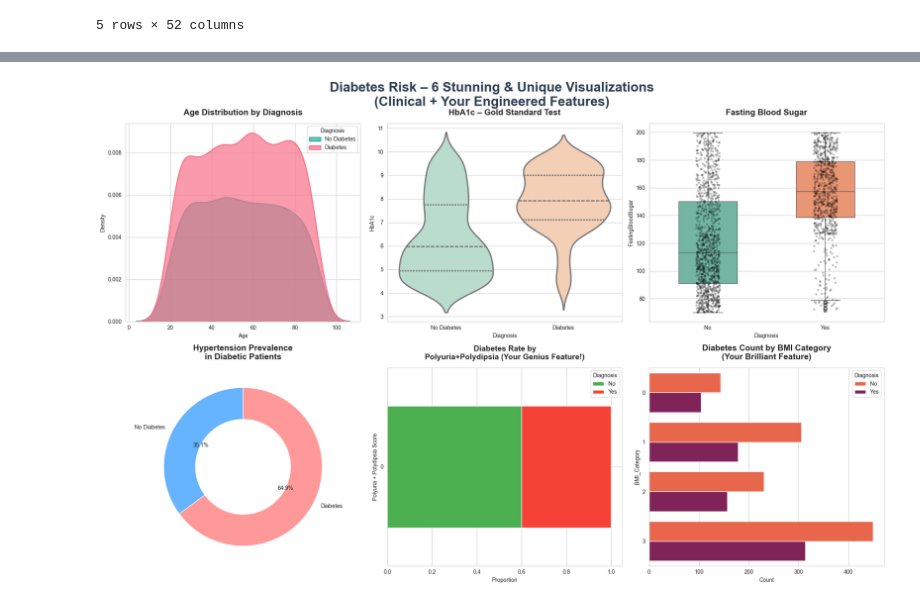
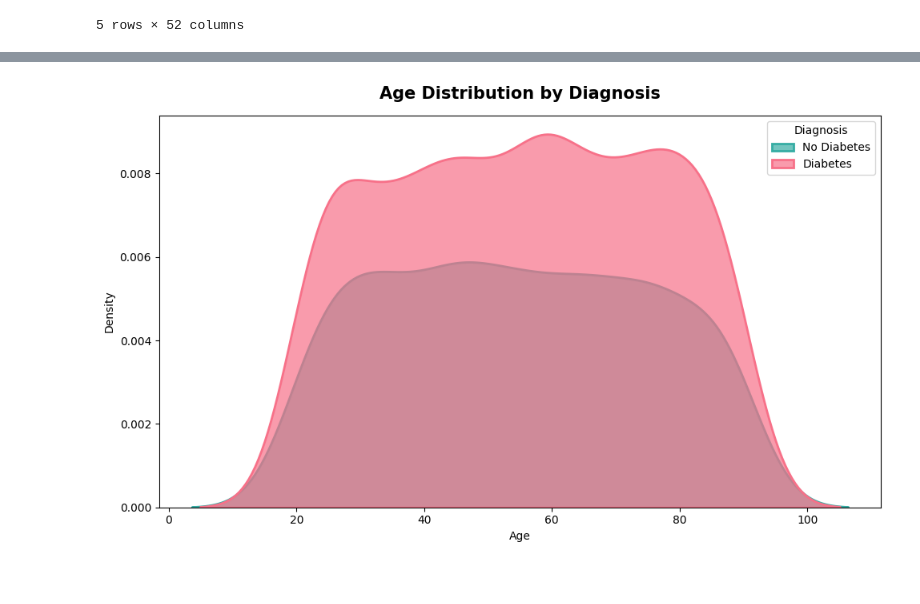
Before and after one commit to Reemsoliiman/ga-feature-select, a Jupyter notebook: notebooks/01_data_exploration.ipynb, the cells around one changed output, grey strips where cells are left out. Cells and saved outputs as stored; diff of their text form; code cells hidden in the pictures.

```diff
--- a/notebooks/01_data_exploration.ipynb
+++ b/notebooks/01_data_exploration.ipynb
@@ -231,59 +248,12 @@ plt.show()
-# %%
-
-fig = plt.figure(figsize=(20, 13))
-fig.patch.set_facecolor('white')
-
-
-ax1 = plt.subplot(2, 3, 1)
-sns.kdeplot(data=df, x='Age', hue='Diagnosis', fill=True, palette='husl', alpha=0.7, linewidth=2)
-ax1.set_title('Age Distribution by Diagnosis', fontweight='bold', fontsize=15, pad=15)
-ax1.legend(title='Diagnosis', labels=['No Diabetes', 'Diabetes'])
-
-
-ax2 = plt.subplot(2, 3, 2)
-sns.violinplot(x='Diagnosis', y='HbA1c', data=df, palette='Pastel2', inner='quartile', linewidth=2.5)
-ax2.set_title('HbA1c – Gold Standard Test', fontweight='bold', fontsize=15, pad=15)
-ax2.set_xticklabels(['No Diabetes', 'Diabetes'])
-
-
-ax3 = plt.subplot(2, 3, 3)
-sns.boxplot(x='Diagnosis', y='FastingBloodSugar', data=df, palette='Set2', width=0.5)
-sns.stripplot(x='Diagnosis', y='FastingBloodSugar', data=df, color='black', alpha=0.25, size=4)
-ax3.set_title('Fasting Blood Sugar', fontweight='bold', fontsize=15, pad=15)
-ax3.set_xticklabels(['No', 'Yes'])
-
-
-ax4 = plt.subplot(2, 3, 4)
-sizes = df.groupby('Diagnosis')['Hypertension'].mean() * 100
-colors = ['#66b3ff', '#ff9999']
-wedges, texts, autotexts = ax4.pie(sizes, labels=['No Diabetes', 'Diabetes'], autopct='%1.1f%%',
-                                  startangle=90, colors=colors, wedgeprops=dict(width=0.4, edgecolor='white'))
-ax4.set_title('Hypertension Prevalence\nin Diabetic Patients', fontweight='bold', fontsize=15, pad=15)
-
-
-ax5 = plt.subplot(2, 3, 5)
-cross = pd.crosstab(df['Polyuria_Polydipsia'], df['Diagnosis'])
-cross_pct = cross.div(cross.sum(1), axis=0)
-cross_pct.plot(kind='barh', stacked=True, color=['#4CAF50', '#F44336'], ax=ax5, width=0.8)
-ax5.set_title('Diabetes Rate by\nPolyuria+Polydipsia (Your Genius Feature!)',
-              fontweight='bold', fontsize=14, pad=15)
-ax5.set_xlabel('Proportion')
-ax5.set_ylabel('Polyuria + Polydipsia Score')
-ax5.legend(title='Diagnosis', labels=['No', 'Yes'])
-
-
-ax6 = plt.subplot(2, 3, 6)
-sns.countplot(y='BMI_Category', hue='Diagnosis', data=df, palette='rocket_r', saturation=0.9)
-ax6.set_title('Diabetes Count by BMI Category\n(Your Brilliant Feature)', fontweight='bold', fontsize=15, pad=15)
-ax6.set_xlabel('Count')
-ax6.legend(title='Diagnosis', labels=['No', 'Yes'])
-
-
-fig.suptitle('Diabetes Risk – 6 Stunning & Unique Visualizations\n(Clinical + Your Engineered Features)',
-             fontsize=24, fontweight='bold', y=0.98, color='#2c3e50')
-
-plt.tight_layout()
-plt.subplots_adjust(top=0.90)
-plt.show()
-# %% [output]
-[figure, removed]
+# %%
+fig = plt.figure(figsize=(10, 6))
+fig.patch.set_facecolor('white')
+
+sns.kdeplot(data=df, x='Age', hue='Diagnosis', fill=True, palette='husl', alpha=0.7, linewidth=2)
+plt.title('Age Distribution by Diagnosis', fontweight='bold', fontsize=15, pad=15)
+plt.legend(title='Diagnosis', labels=['No Diabetes', 'Diabetes'])
+
+plt.tight_layout()
+plt.show()
+# %% [output]
+[figure, added]
```
Also changed, not shown: parts of 20 cells of this notebook, 1 other file.
